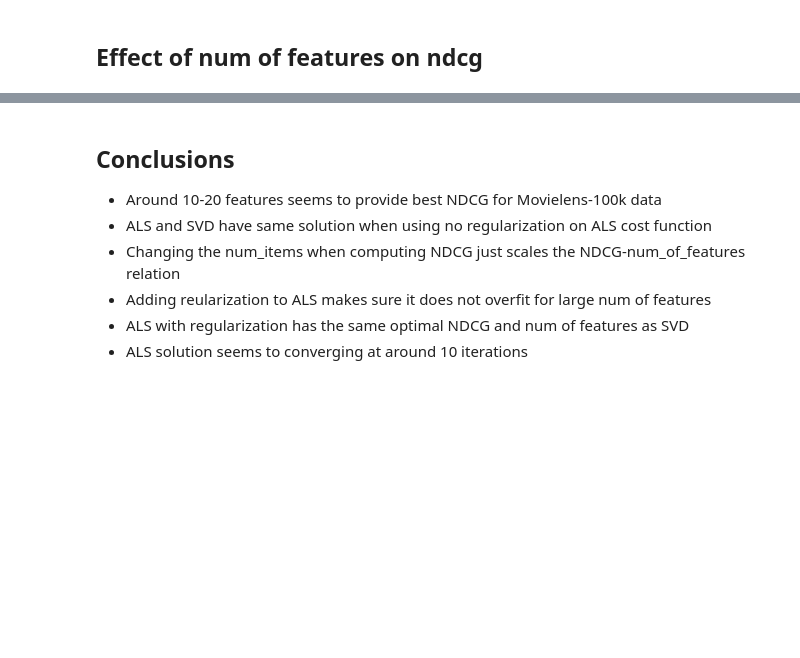
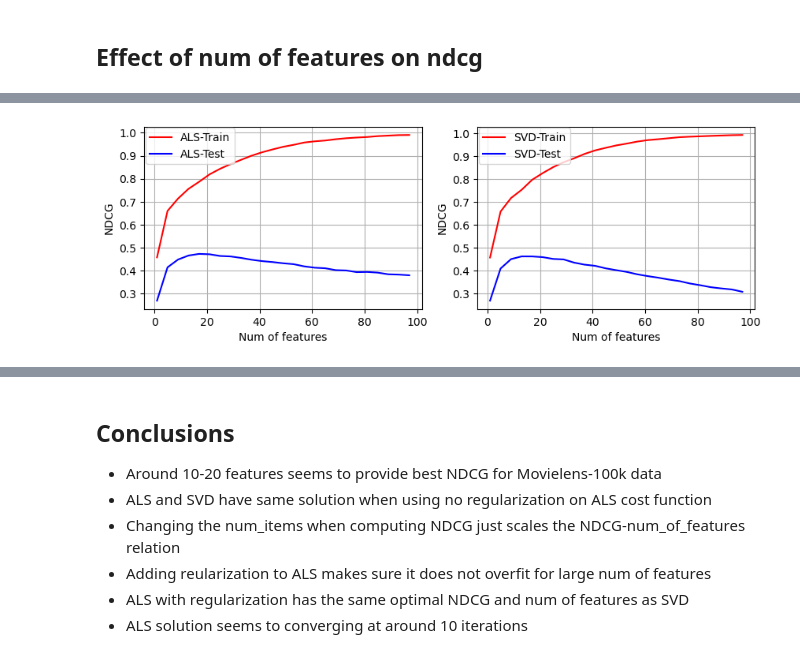
Before and after one commit to rimplesandhu/pybpr, a Jupyter notebook: examples/als_movielens.ipynb, the cells around one changed output, grey strips where cells are left out. Saved outputs shown, nothing was run; the diff lists cells and outputs as text; code cells hidden in the pictures; blank space fills up the shorter version.

```diff
--- a/examples/als_movielens.ipynb
+++ b/examples/als_movielens.ipynb
@@ -121,3 +133,17 @@ ndcg_df.head()
+# %%
+fig, ax = plt.subplots(1, 2, figsize=(10,3))
+ax[0].plot(ndcg_df['num_features'], ndcg_df['als_train'], '-r', label='ALS-Train')
+ax[0].plot(ndcg_df['num_features'], ndcg_df['als_test'], '-b', label='ALS-Test')
+ax[1].plot(ndcg_df['num_features'], ndcg_df['svd_train'], '-r', label='SVD-Train')
+ax[1].plot(ndcg_df['num_features'], ndcg_df['svd_test'], '-b', label='SVD-Test')
+for iax in ax:
+    iax.grid(True)
+    #iax.set_ylim([0, 1])
+    iax.set_ylabel('NDCG')
+    iax.set_xlabel('Num of features')
+    iax.legend(loc=2, borderaxespad=0.1)
+# %% [output]
+[figure, added]
 # %%
 fig, ax = plt.subplots(1, 2, figsize=(10,3))
 ax[0].plot(ndcg_df['num_features'], ndcg_df['als_train'], '-r', label='ALS-Train')
```
Also changed, not shown: parts of 7 cells of this notebook, 16 other files.
